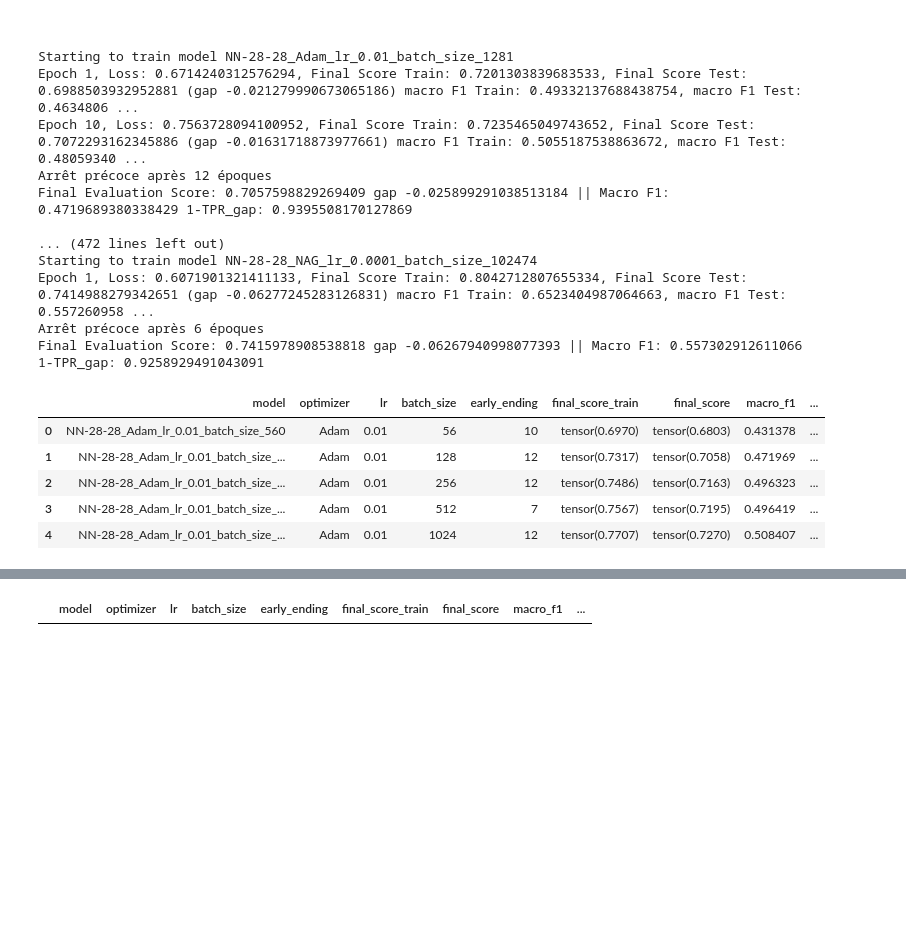
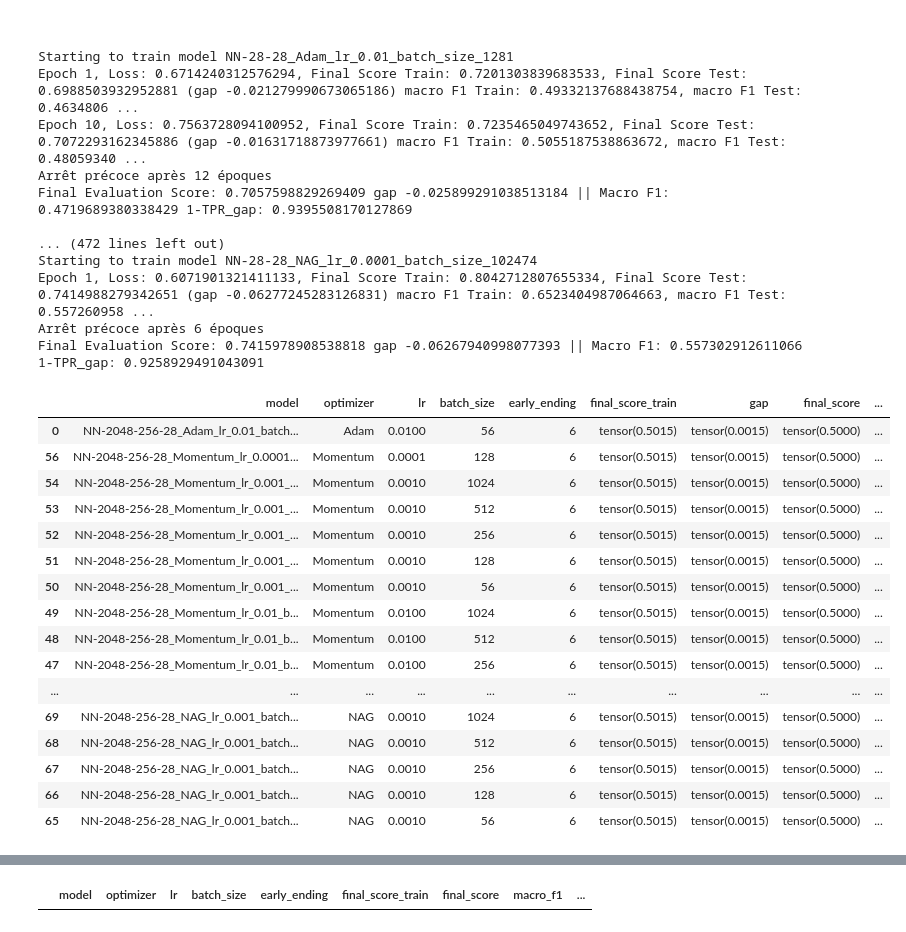
Before and after one commit to anaele-paris/Data_challenge_fairness_2024, a Jupyter notebook: FINAL_minibatch_kfold 14-03-2024.ipynb, the cells around one changed output, grey strips where cells are left out. Drawn from its saved outputs; the diff is of its cells as text; code cells hidden in the pictures; blank space fills up the shorter version.

```diff
--- a/FINAL_minibatch_kfold 14-03-2024.ipynb
+++ b/FINAL_minibatch_kfold 14-03-2024.ipynb
@@ -519,20 +522,32 @@ Starting to train model NN-28-28_NAG_lr_0.0001_batch_size_102474
 Epoch 1, Loss: 0.6071901321411133, Final Score Train: 0.8042712807655334, Final Score Test: 0.7414988279342651 (gap -0.06277245283126831) macro F1 Train: 0.6523404987064663, macro F1 Test: 0.557260958 ...
 Arrêt précoce après 6 époques
 Final Evaluation Score: 0.7415978908538818 gap -0.06267940998077393 || Macro F1: 0.557302912611066 1-TPR_gap: 0.9258929491043091
-# %%
-path_pkl = ''
-
-with open('RESULTS_NN-28-28_12-03-2024_decay.pkl', 'wb') as f:
-   pickle.dump(Res, f)
-
-path_pkl = 'pkl_files/'
-Res = pd.read_pickle('RESULTS_NN-28-28_12-03-2024_decay.pkl')
-
-Res.head()
-# %% [output]
-|  | model | optimizer | lr | batch_size | early_ending | final_score_train | final_score | macro_f1 | ... |
-| 0 | NN-28-28_Adam_lr_0.01_batch_size_560 | Adam | 0.01 | 56 | 10 | tensor(0.6970) | tensor(0.6803) | 0.431378 | ... |
-| 1 | NN-28-28_Adam_lr_0.01_batch_size_... | Adam | 0.01 | 128 | 12 | tensor(0.7317) | tensor(0.7058) | 0.471969 | ... |
-| 2 | NN-28-28_Adam_lr_0.01_batch_size_... | Adam | 0.01 | 256 | 12 | tensor(0.7486) | tensor(0.7163) | 0.496323 | ... |
-| 3 | NN-28-28_Adam_lr_0.01_batch_size_... | Adam | 0.01 | 512 | 7 | tensor(0.7567) | tensor(0.7195) | 0.496419 | ... |
-| 4 | NN-28-28_Adam_lr_0.01_batch_size_... | Adam | 0.01 | 1024 | 12 | tensor(0.7707) | tensor(0.7270) | 0.508407 | ... |
+# %%
+path_pkl = '' #'pkl_files/' #''
+
+# UPLOAD RESULTS
+Res = pd.read_pickle('RESULTS_NN-2048-256-28_12-03-2024.pkl')
+column_names = Res.columns.tolist()
+column_names[5] = 'final_score_train'  # Remplacer le nom de la colonne à l'index 5
+Res.columns = column_names
+
+Res.head()
+(Res.sort_values('final_score',ascending=False)).head(30)
+# %% [output]
+|  | model | optimizer | lr | batch_size | early_ending | final_score_train | gap | final_score | ... |
+| 0 | NN-2048-256-28_Adam_lr_0.01_batch... | Adam | 0.0100 | 56 | 6 | tensor(0.5015) | tensor(0.0015) | tensor(0.5000) | ... |
+| 56 | NN-2048-256-28_Momentum_lr_0.0001... | Momentum | 0.0001 | 128 | 6 | tensor(0.5015) | tensor(0.0015) | tensor(0.5000) | ... |
+| 54 | NN-2048-256-28_Momentum_lr_0.001_... | Momentum | 0.0010 | 1024 | 6 | tensor(0.5015) | tensor(0.0015) | tensor(0.5000) | ... |
+| 53 | NN-2048-256-28_Momentum_lr_0.001_... | Momentum | 0.0010 | 512 | 6 | tensor(0.5015) | tensor(0.0015) | tensor(0.5000) | ... |
+| 52 | NN-2048-256-28_Momentum_lr_0.001_... | Momentum | 0.0010 | 256 | 6 | tensor(0.5015) | tensor(0.0015) | tensor(0.5000) | ... |
+| 51 | NN-2048-256-28_Momentum_lr_0.001_... | Momentum | 0.0010 | 128 | 6 | tensor(0.5015) | tensor(0.0015) | tensor(0.5000) | ... |
+| 50 | NN-2048-256-28_Momentum_lr_0.001_... | Momentum | 0.0010 | 56 | 6 | tensor(0.5015) | tensor(0.0015) | tensor(0.5000) | ... |
+| 49 | NN-2048-256-28_Momentum_lr_0.01_b... | Momentum | 0.0100 | 1024 | 6 | tensor(0.5015) | tensor(0.0015) | tensor(0.5000) | ... |
+| 48 | NN-2048-256-28_Momentum_lr_0.01_b... | Momentum | 0.0100 | 512 | 6 | tensor(0.5015) | tensor(0.0015) | tensor(0.5000) | ... |
+| 47 | NN-2048-256-28_Momentum_lr_0.01_b... | Momentum | 0.0100 | 256 | 6 | tensor(0.5015) | tensor(0.0015) | tensor(0.5000) | ... |
+| ... | ... | ... | ... | ... | ... | ... | ... | ... | ... |
+| 69 | NN-2048-256-28_NAG_lr_0.001_batch... | NAG | 0.0010 | 1024 | 6 | tensor(0.5015) | tensor(0.0015) | tensor(0.5000) | ... |
+| 68 | NN-2048-256-28_NAG_lr_0.001_batch... | NAG | 0.0010 | 512 | 6 | tensor(0.5015) | tensor(0.0015) | tensor(0.5000) | ... |
+| 67 | NN-2048-256-28_NAG_lr_0.001_batch... | NAG | 0.0010 | 256 | 6 | tensor(0.5015) | tensor(0.0015) | tensor(0.5000) | ... |
+| 66 | NN-2048-256-28_NAG_lr_0.001_batch... | NAG | 0.0010 | 128 | 6 | tensor(0.5015) | tensor(0.0015) | tensor(0.5000) | ... |
+| 65 | NN-2048-256-28_NAG_lr_0.001_batch... | NAG | 0.0010 | 56 | 6 | tensor(0.5015) | tensor(0.0015) | tensor(0.5000) | ... |
```
Also changed, not shown: parts of 2 cells of this notebook, 24 other files.
